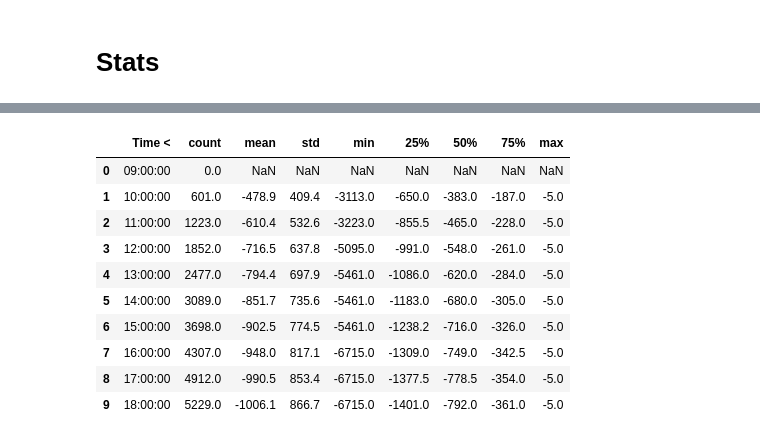
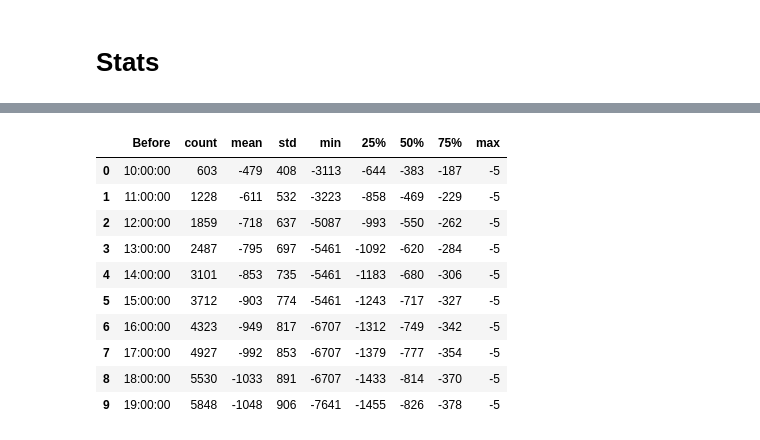
Before and after one commit to jhvissotto/Analise-Probabilistica-do-Mini-Indice, a Jupyter notebook: Stats Intra/ID Until Now.ipynb, the cells around one changed output, grey strips where cells are left out. Drawn from its saved outputs; the diff is of its cells as text; code cells hidden in the pictures.

```diff
--- a/Stats Intra/ID Until Now.ipynb
+++ b/Stats Intra/ID Until Now.ipynb
@@ -19,7 +17,7 @@ Raw = pd.read_csv('Storage/Raw.csv', parse_dates=['datetime'])
 Raw.head()
 # %%
 def QUERY_SELECT(Raw, SYMBOLS, TFRAMES):
-    return Raw[Raw['symbol'].isin(SYMBOLS) & Raw['tf'].isin(TFRAMES)] .reset_index(drop=1)
+    return Raw[Raw['symbol'].isin([*SYMBOLS]) & Raw['tf'].isin([*TFRAMES])] .reset_index(drop=1)
 
 Query = QUERY_SELECT(Raw, SYMBOLS=['WIN$'], TFRAMES=['H1'])
 Query.head()
@@ -50,7 +48,7 @@ def FORMAT_SOURCE(Query):
     Src['Close']    = Query['close']
 
     Src['Change']   = Src['Close'] - Src['Open']
-    Src['HL']       = Src['High']  - Src['Low']
+    Src['Hilo']     = Src['High']  - Src['Low']
     return Src
 
 Src = FORMAT_SOURCE(Query)
@@ -74,3 +56,29 @@ Calc.head()
+# %%
+def CALCULATIONS(Src):
+    Calc = pd.DataFrame(Src)
+    Calc_by = Calc.groupby(['Symbol','TF','Date'], sort=0, group_keys=0)
+
+    Calc['Day Open']        = Calc_by['Open'].transform('first')
+    Calc['ID High']         = Calc_by['High'].expanding().max()     .reset_index(drop=1)
+    Calc['ID Low']          = Calc_by['Low'].expanding().min()      .reset_index(drop=1)
+
+    Calc['ID Change']       = Calc['Close']   - Calc['Day Open']
+    Calc['ID Hilo']         = Calc['ID High'] - Calc['ID Low']
+
+    Calc['ID Sign']         = Calc['ID Change'].apply(lambda x: -1 if (x <  0) else  +1)
+    Calc['ID Sign Bull']    = Calc['ID Change'].apply(lambda x: +1 if (x >= 0) else nan)
+    Calc['ID Sign Bear']    = Calc['ID Change'].apply(lambda x: -1 if (x <  0) else nan)
+
+    Calc['ID Chg Abs']      = Calc['ID Change'].abs()
+    Calc['ID Chg Pos']      = Calc['ID Chg Abs'] * Calc['ID Sign Bull']
+    Calc['ID Chg Neg']      = Calc['ID Chg Abs'] * Calc['ID Sign Bear']
+
+    Calc['ID HL Pos']       = Calc['ID Hilo'] * Calc['ID Sign Bull']
+    Calc['ID HL Neg']       = Calc['ID Hilo'] * Calc['ID Sign Bear']
+    return Calc
+
+Calc = CALCULATIONS(Src)
+Calc.head()
 # %% [markdown]
 # Stats
 # %%
@@ -81,10 +89,8 @@ def STATS(Calc, Col):
         Df = Calc[Calc['Time'] <= dt.time(HR,00)]
 
         pipe.append({
-            'Time <': dt.time(HR,00),
+            'Before': dt.time(HR+1,00),
             **Df[Col].describe().round(0).astype(int)
         })
     pass
     return pd.DataFrame(pipe)
-
-STATS(Calc, Col='ID Chg Bwd')
@@ -131,14 +139,14 @@ STATS(Calc, Col='ID Chg Bwd Pos')
 # %%
-STATS(Calc, Col='ID Chg Bwd Neg')
+STATS(Calc, Col='ID Chg Neg')
 # %% [output]
-|  | Time < | count | mean | std | min | 25% | 50% | 75% | max |
-| 0 | 09:00:00 | 0.0 | NaN | NaN | NaN | NaN | NaN | NaN | NaN |
-| 1 | 10:00:00 | 601.0 | -478.9 | 409.4 | -3113.0 | -650.0 | -383.0 | -187.0 | -5.0 |
-| 2 | 11:00:00 | 1223.0 | -610.4 | 532.6 | -3223.0 | -855.5 | -465.0 | -228.0 | -5.0 |
-| 3 | 12:00:00 | 1852.0 | -716.5 | 637.8 | -5095.0 | -991.0 | -548.0 | -261.0 | -5.0 |
-| 4 | 13:00:00 | 2477.0 | -794.4 | 697.9 | -5461.0 | -1086.0 | -620.0 | -284.0 | -5.0 |
-| 5 | 14:00:00 | 3089.0 | -851.7 | 735.6 | -5461.0 | -1183.0 | -680.0 | -305.0 | -5.0 |
-| 6 | 15:00:00 | 3698.0 | -902.5 | 774.5 | -5461.0 | -1238.2 | -716.0 | -326.0 | -5.0 |
-| 7 | 16:00:00 | 4307.0 | -948.0 | 817.1 | -6715.0 | -1309.0 | -749.0 | -342.5 | -5.0 |
-| 8 | 17:00:00 | 4912.0 | -990.5 | 853.4 | -6715.0 | -1377.5 | -778.5 | -354.0 | -5.0 |
-| 9 | 18:00:00 | 5229.0 | -1006.1 | 866.7 | -6715.0 | -1401.0 | -792.0 | -361.0 | -5.0 |
+|  | Before | count | mean | std | min | 25% | 50% | 75% | max |
+| 0 | 10:00:00 | 603 | -479 | 408 | -3113 | -644 | -383 | -187 | -5 |
+| 1 | 11:00:00 | 1228 | -611 | 532 | -3223 | -858 | -469 | -229 | -5 |
+| 2 | 12:00:00 | 1859 | -718 | 637 | -5087 | -993 | -550 | -262 | -5 |
+| 3 | 13:00:00 | 2487 | -795 | 697 | -5461 | -1092 | -620 | -284 | -5 |
+| 4 | 14:00:00 | 3101 | -853 | 735 | -5461 | -1183 | -680 | -306 | -5 |
+| 5 | 15:00:00 | 3712 | -903 | 774 | -5461 | -1243 | -717 | -327 | -5 |
+| 6 | 16:00:00 | 4323 | -949 | 817 | -6707 | -1312 | -749 | -342 | -5 |
+| 7 | 17:00:00 | 4927 | -992 | 853 | -6707 | -1379 | -777 | -354 | -5 |
+| 8 | 18:00:00 | 5530 | -1033 | 891 | -6707 | -1433 | -814 | -370 | -5 |
+| 9 | 19:00:00 | 5848 | -1048 | 906 | -7641 | -1455 | -826 | -378 | -5 |
```
Also changed, not shown: parts of 11 cells of this notebook, 3 other files.
